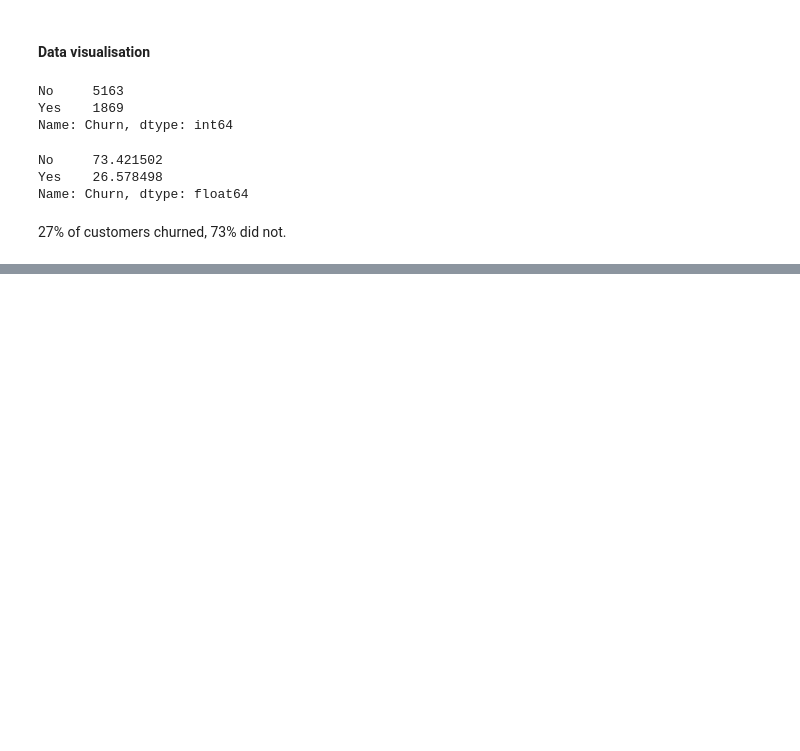
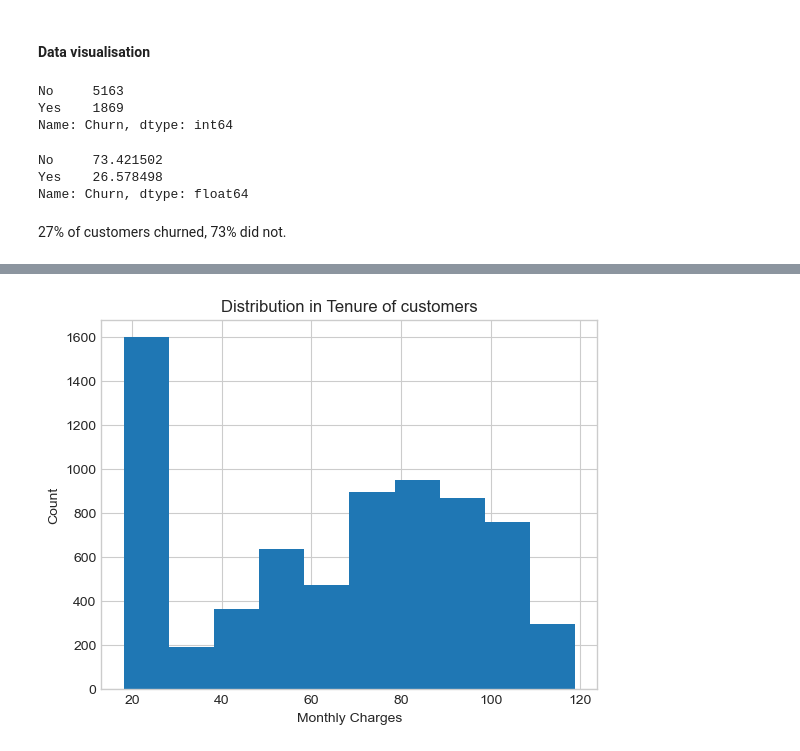
Before and after one commit to alicia-gleeson/UCDPA_aliciagleeson, a Jupyter notebook: customer_churn_prediction.ipynb, the cells around one changed output, grey strips where cells are left out. Drawn from its saved outputs; the diff is of its cells as text; code cells hidden in the pictures; blank space fills up the shorter version.

```diff
--- a/customer_churn_prediction.ipynb
+++ b/customer_churn_prediction.ipynb
@@ -170,0 +203,14 @@ Name: Churn, dtype: float64
+# %%
+# Look at the distribution in tenure
+
+tenure = df['MonthlyCharges']
+
+plt.hist(tenure, label = 'tenure')
+plt.title('Distribution in Tenure of customers')
+plt.xlabel('Monthly Charges')
+plt.ylabel('Count')
+#plt.xticks(np.arange(0, 75, step=5))
+
+plt.show()
+# %% [output]
+[figure, added]
```
Also changed, not shown: parts of 17 cells of this notebook.
